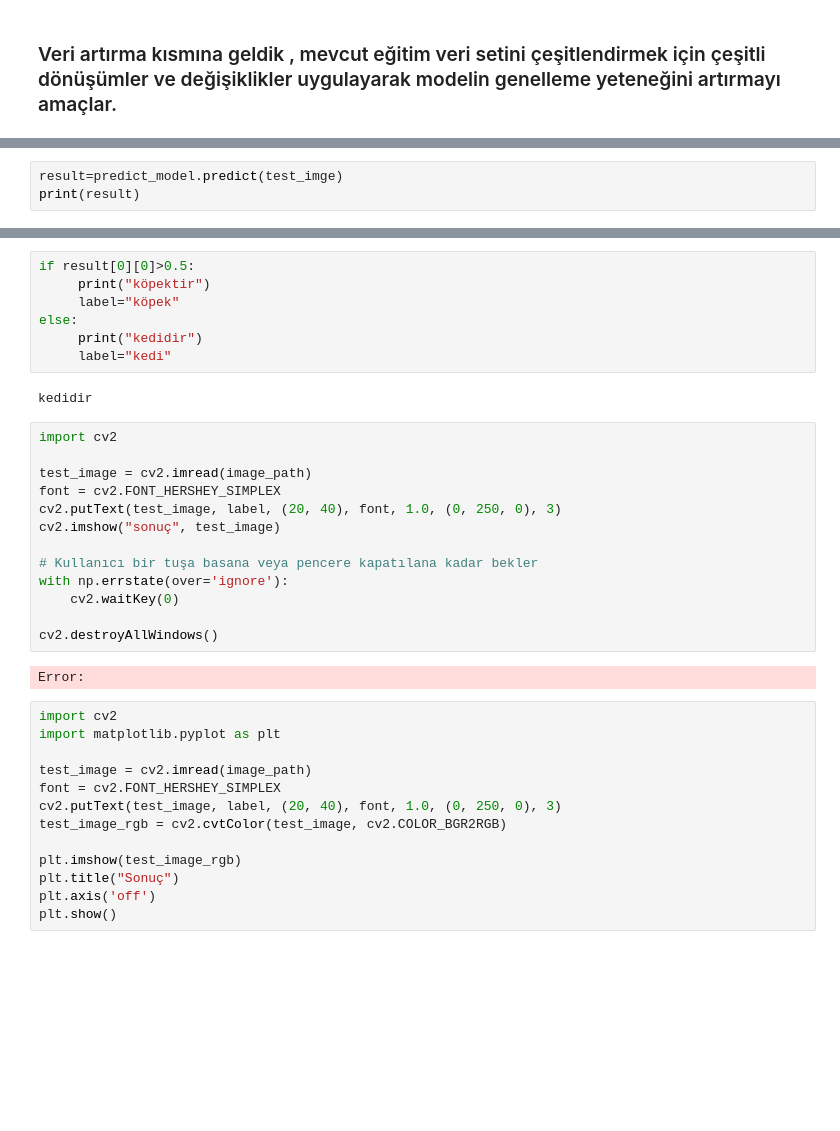
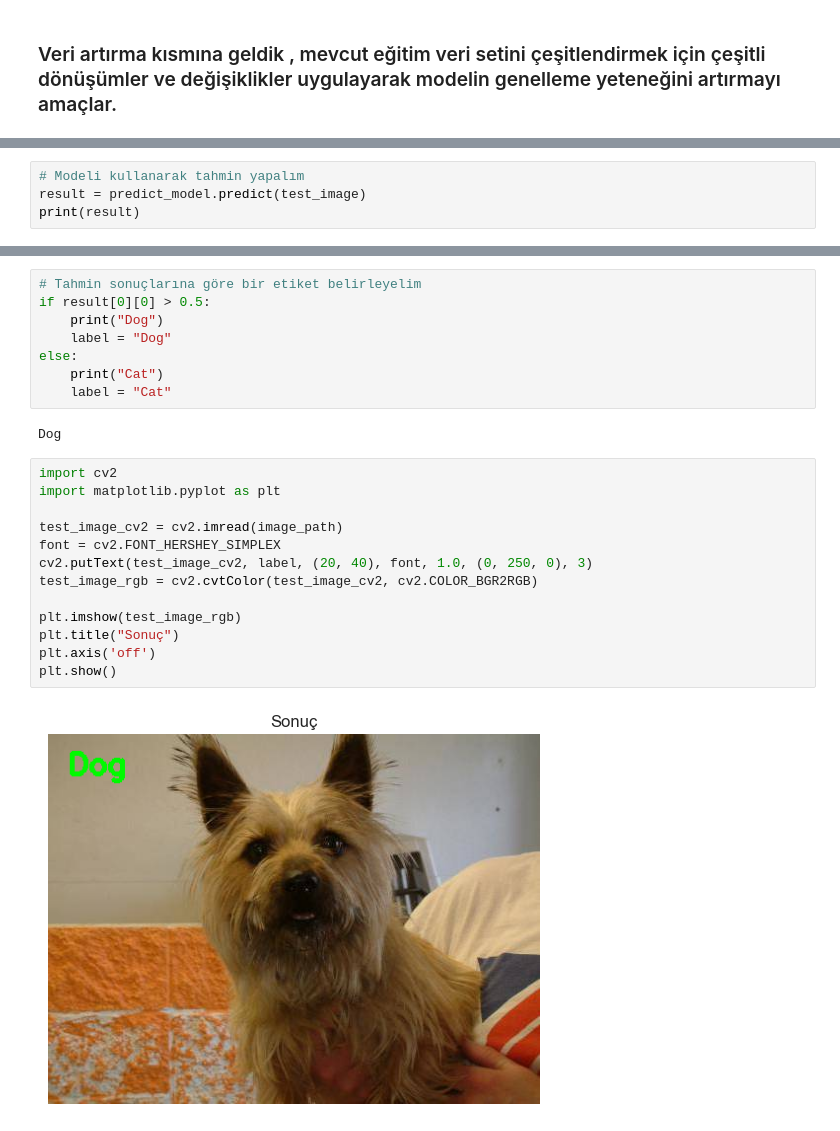
Before and after one commit to AbdulbariSoylemez/Veri-Artirma-Teknikleri-Kullanarak-Kedi-Kopek-Siniflandirma-Projesi, a Jupyter notebook: kod.ipynb, the cells around one changed output, grey strips where cells are left out. Cells and saved outputs as stored; diff of their text form; blank space fills up the shorter version.

```diff
--- a/kod.ipynb
+++ b/kod.ipynb
@@ -305,4 +311,5 @@ train_generator_yeni.class_indices
 # %%
-result=predict_model.predict(test_imge)
+# Modeli kullanarak tahmin yapalım
+result = predict_model.predict(test_image)
 print(result)
 # %% [output]
@@ -311,37 +318,25 @@ print(result)
 # %%
-if result[0][0]>0.5:
-     print("köpektir")
-     label="köpek"
+# Tahmin sonuçlarına göre bir etiket belirleyelim
+if result[0][0] > 0.5:
+    print("Dog")
+    label = "Dog"
 else:
-     print("kedidir")
-     label="kedi"
+    print("Cat")
+    label = "Cat"
 # %% [output]
-kedidir
+Dog
 # %%
 import cv2
+import matplotlib.pyplot as plt
 
-test_image = cv2.imread(image_path)
+test_image_cv2 = cv2.imread(image_path)
 font = cv2.FONT_HERSHEY_SIMPLEX
-cv2.putText(test_image, label, (20, 40), font, 1.0, (0, 250, 0), 3)
-cv2.imshow("sonuç", test_image)
+cv2.putText(test_image_cv2, label, (20, 40), font, 1.0, (0, 250, 0), 3)
+test_image_rgb = cv2.cvtColor(test_image_cv2, cv2.COLOR_BGR2RGB)
 
-# Kullanıcı bir tuşa basana veya pencere kapatılana kadar bekler
-with np.errstate(over='ignore'):
-    cv2.waitKey(0)
-
-cv2.destroyAllWindows()
+plt.imshow(test_image_rgb)
+plt.title("Sonuç")
+plt.axis('off')
+plt.show()
 # %% [output]
-Error:
+[figure, added]
-# %%
-import cv2
-import matplotlib.pyplot as plt
-
-test_image = cv2.imread(image_path)
-font = cv2.FONT_HERSHEY_SIMPLEX
-cv2.putText(test_image, label, (20, 40), font, 1.0, (0, 250, 0), 3)
-test_image_rgb = cv2.cvtColor(test_image, cv2.COLOR_BGR2RGB)
-
-plt.imshow(test_image_rgb)
-plt.title("Sonuç")
-plt.axis('off')
-plt.show()
```
Also changed, not shown: parts of 19 cells of this notebook.
